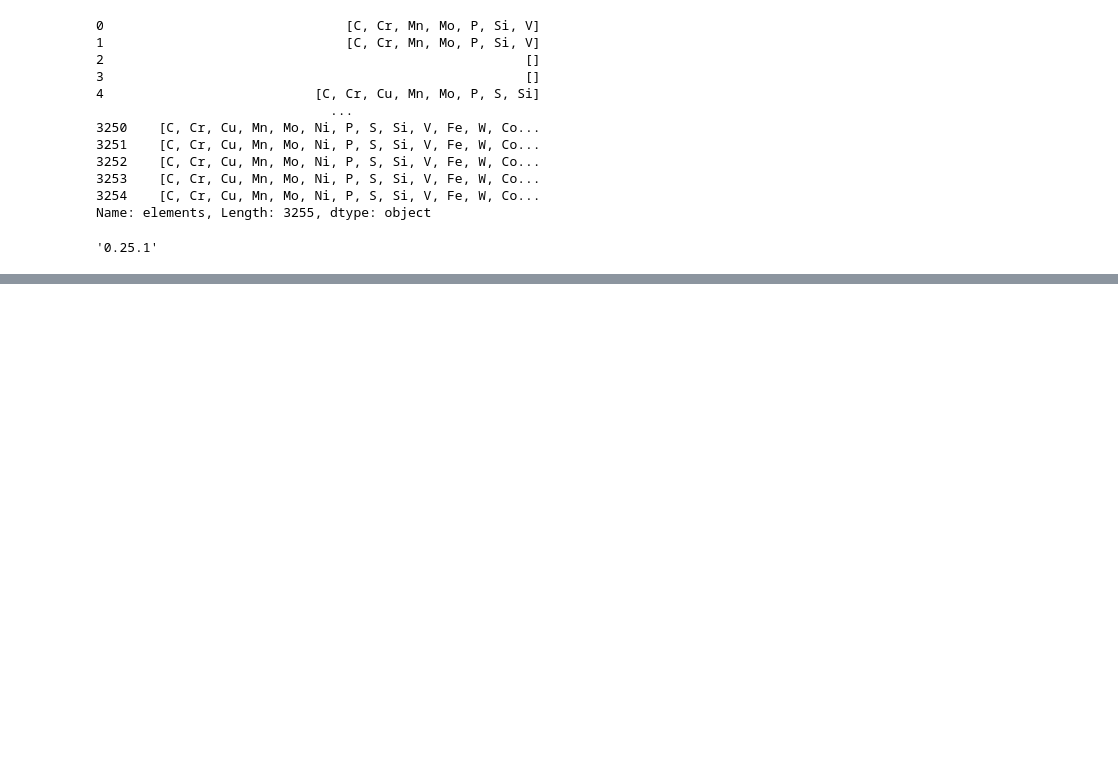
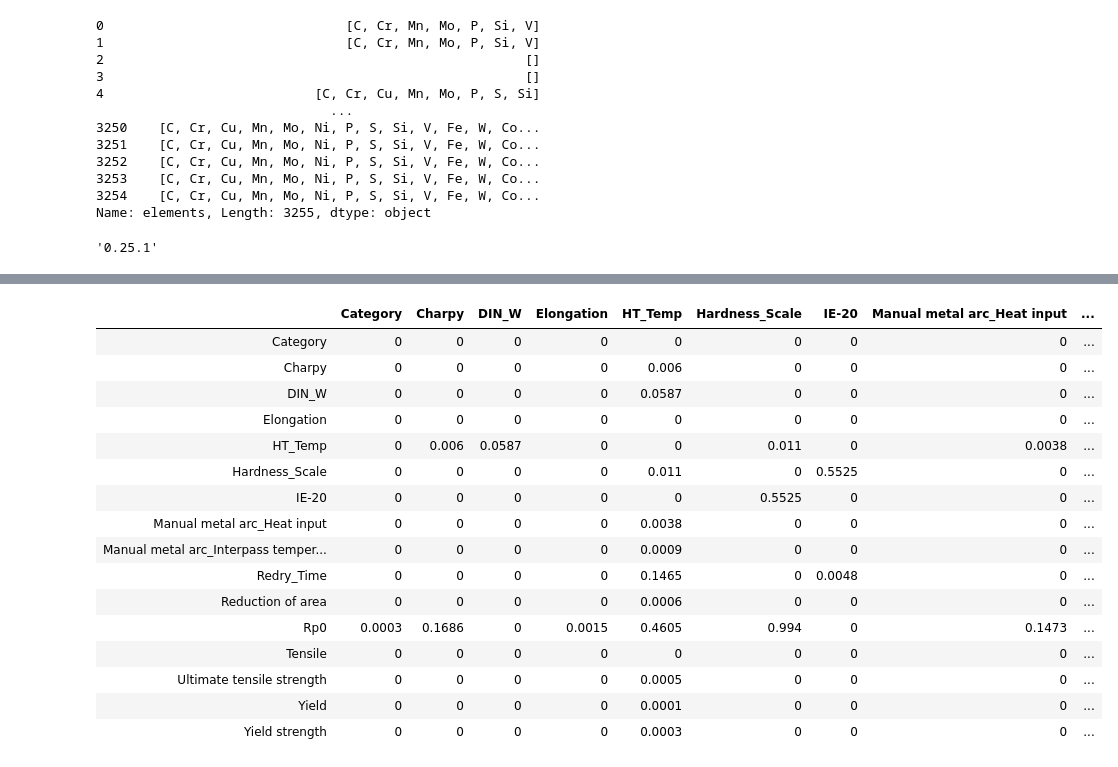
Before and after one commit to PrasannS/WeldingAnalysis, a Jupyter notebook: analysis.ipynb, the cells around one changed output, grey strips where cells are left out. Saved outputs shown, nothing was run; the diff lists cells and outputs as text; code cells hidden in the pictures; blank space fills up the shorter version.

```diff
--- a/analysis.ipynb
+++ b/analysis.ipynb
@@ -268,0 +364,4 @@ Index(['Charpy', 'Elongation', 'Tensile', 'Yield', 'aws', 'conformances',
+# %%
+df = tmp_df
+# %%
+df = df.drop(columns={'Nb+Ta', "Ni+Co"})
@@ -268,0 +371,2 @@ Index(['Charpy', 'Elongation', 'Tensile', 'Yield', 'aws', 'conformances',
+# %%
+df = df.fillna(0)
@@ -268,0 +375,32 @@ Index(['Charpy', 'Elongation', 'Tensile', 'Yield', 'aws', 'conformances',
+# %%
+from scipy.stats import pearsonr
+
+def calculate_pvalues(df):
+    df = df.dropna()._get_numeric_data()
+    dfcols = pd.DataFrame(columns=df.columns)
+    pvalues = dfcols.transpose().join(dfcols, how='outer')
+    for r in df.columns:
+        for c in df.columns:
+            pvalues[r][c] = round(pearsonr(df[r], df[c])[1], 4)
+    return pvalues
+# %%
+#get p-values, pearsonr correlation coefficients. Null Hypothesis is that 2 values are uncorrellated
+calculate_pvalues(df)
+# %% [output]
+|  | Category | Charpy | DIN_W | Elongation | HT_Temp | Hardness_Scale | IE-20 | Manual metal arc_Heat input | ... |
+| Category | 0 | 0 | 0 | 0 | 0 | 0 | 0 | 0 | ... |
+| Charpy | 0 | 0 | 0 | 0 | 0.006 | 0 | 0 | 0 | ... |
+| DIN_W | 0 | 0 | 0 | 0 | 0.0587 | 0 | 0 | 0 | ... |
+| Elongation | 0 | 0 | 0 | 0 | 0 | 0 | 0 | 0 | ... |
+| HT_Temp | 0 | 0.006 | 0.0587 | 0 | 0 | 0.011 | 0 | 0.0038 | ... |
+| Hardness_Scale | 0 | 0 | 0 | 0 | 0.011 | 0 | 0.5525 | 0 | ... |
+| IE-20 | 0 | 0 | 0 | 0 | 0 | 0.5525 | 0 | 0 | ... |
+| Manual metal arc_Heat input | 0 | 0 | 0 | 0 | 0.0038 | 0 | 0 | 0 | ... |
+| Manual metal arc_Interpass temper... | 0 | 0 | 0 | 0 | 0.0009 | 0 | 0 | 0 | ... |
+| Redry_Time | 0 | 0 | 0 | 0 | 0.1465 | 0 | 0.0048 | 0 | ... |
+| Reduction of area | 0 | 0 | 0 | 0 | 0.0006 | 0 | 0 | 0 | ... |
+| Rp0 | 0.0003 | 0.1686 | 0 | 0.0015 | 0.4605 | 0.994 | 0 | 0.1473 | ... |
+| Tensile | 0 | 0 | 0 | 0 | 0 | 0 | 0 | 0 | ... |
+| Ultimate tensile strength | 0 | 0 | 0 | 0 | 0.0005 | 0 | 0 | 0 | ... |
+| Yield | 0 | 0 | 0 | 0 | 0.0001 | 0 | 0 | 0 | ... |
+| Yield strength | 0 | 0 | 0 | 0 | 0.0003 | 0 | 0 | 0 | ... |
```
Also changed, not shown: parts of 26 cells of this notebook.
